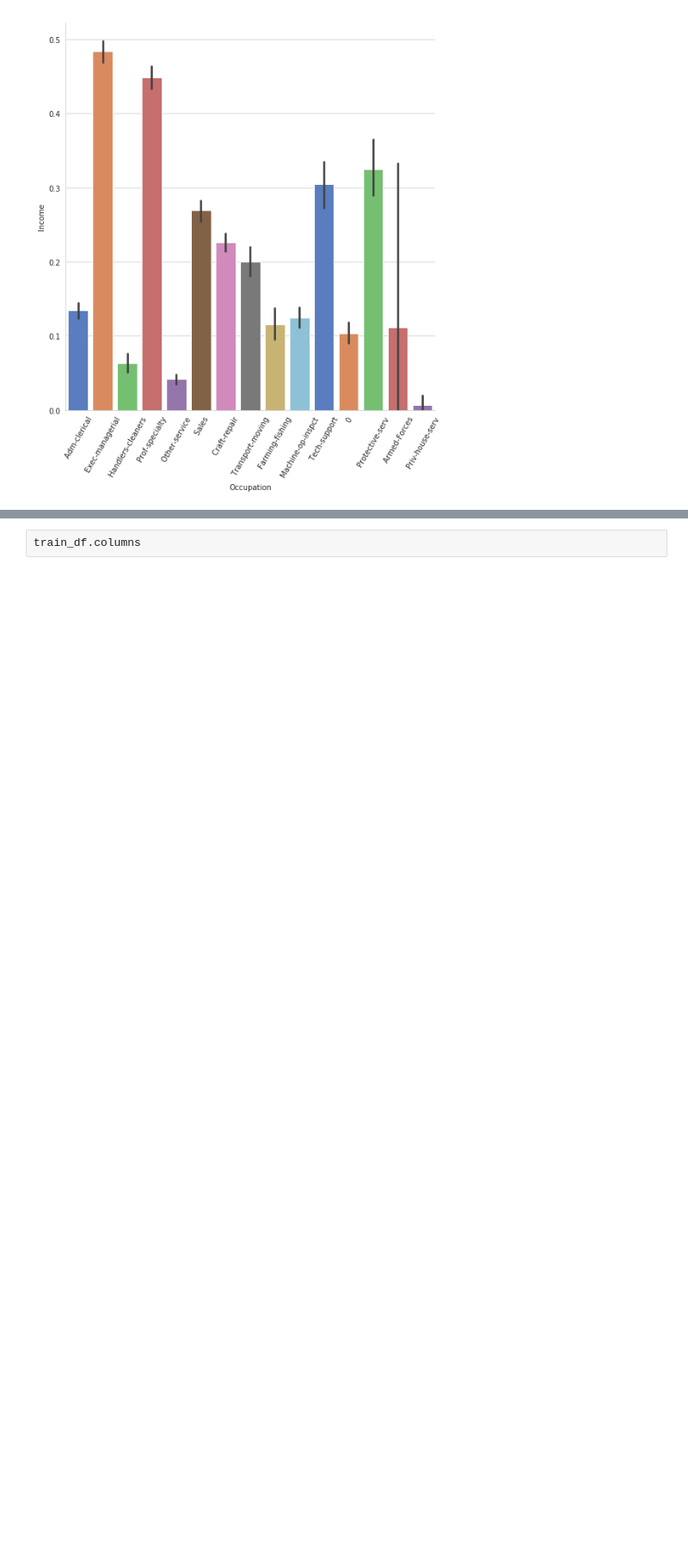
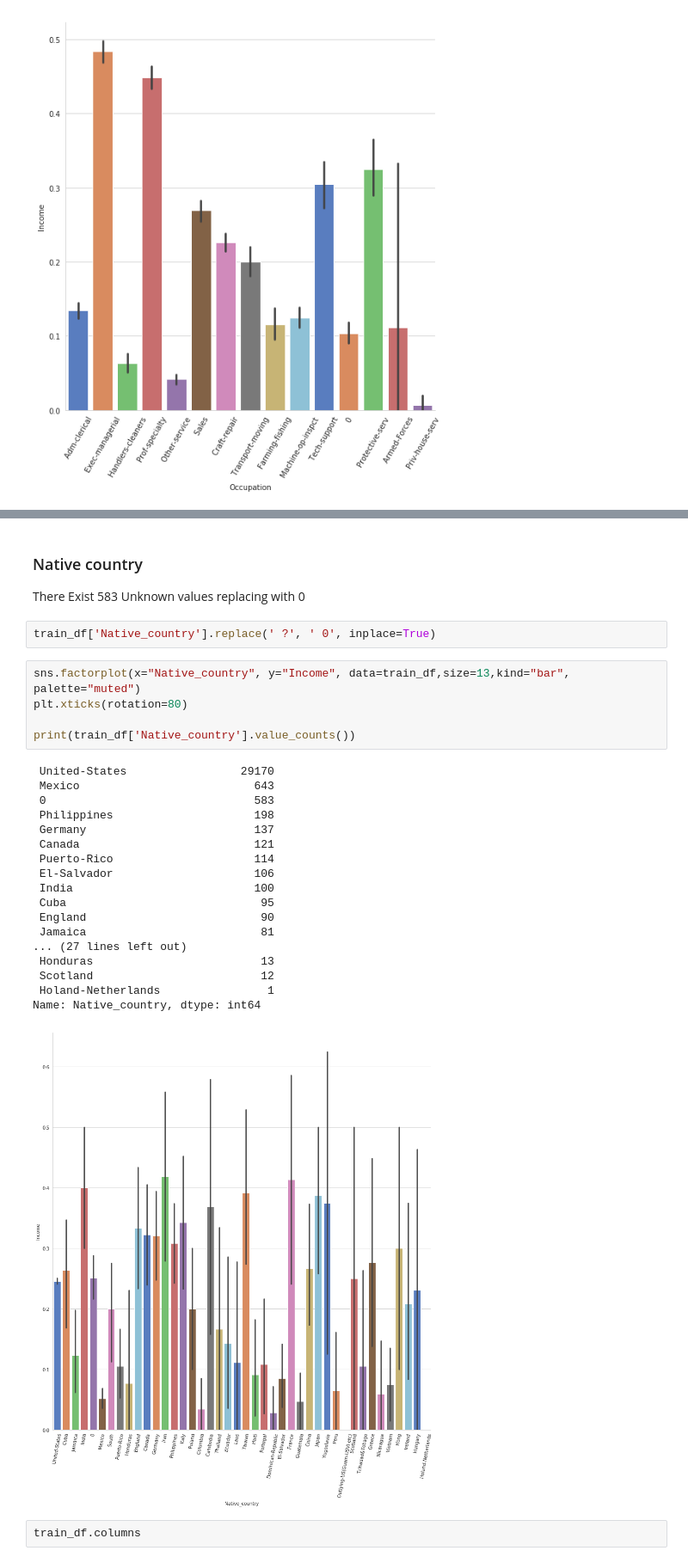
Before and after one commit to tejakummarikuntla/imaginea_assign, a Jupyter notebook: 02_EDA/EDA_Salary_Prediction[US_Census].ipynb, the cells around one changed output, grey strips where cells are left out. Shown at 86% size. Cells and saved outputs as stored; diff of their text form; blank space fills up the shorter version.

```diff
--- a/02_EDA/EDA_Salary_Prediction[US_Census].ipynb
+++ b/02_EDA/EDA_Salary_Prediction[US_Census].ipynb
@@ -386,3 +432,33 @@ plt.xticks(rotation=60);
+# %% [markdown]
+### Native country
+There Exist 583 Unknown values replacing with 0
+# %%
+train_df['Native_country'].replace(' ?', ' 0', inplace=True)
+# %%
+sns.factorplot(x="Native_country", y="Income", data=train_df,size=13,kind="bar",
+palette="muted")
+plt.xticks(rotation=80)
+
+print(train_df['Native_country'].value_counts())
+# %% [output]
+ United-States                 29170
+ Mexico                          643
+ 0                               583
+ Philippines                     198
+ Germany                         137
+ Canada                          121
+ Puerto-Rico                     114
+ El-Salvador                     106
+ India                           100
+ Cuba                             95
+ England                          90
+ Jamaica                          81
+... (27 lines left out)
+ Honduras                         13
+ Scotland                         12
+ Holand-Netherlands                1
+Name: Native_country, dtype: int64
+[figure, added]
 # %%
 train_df.columns
 # %% [output]
```
Also changed, not shown: parts of 8 cells of this notebook.
